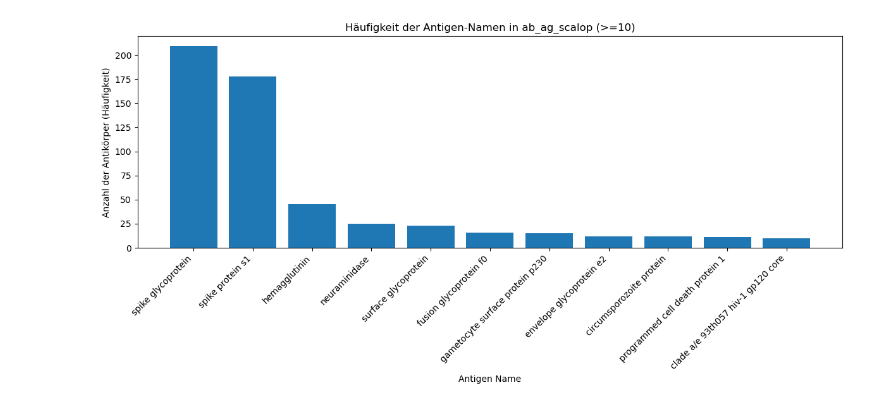
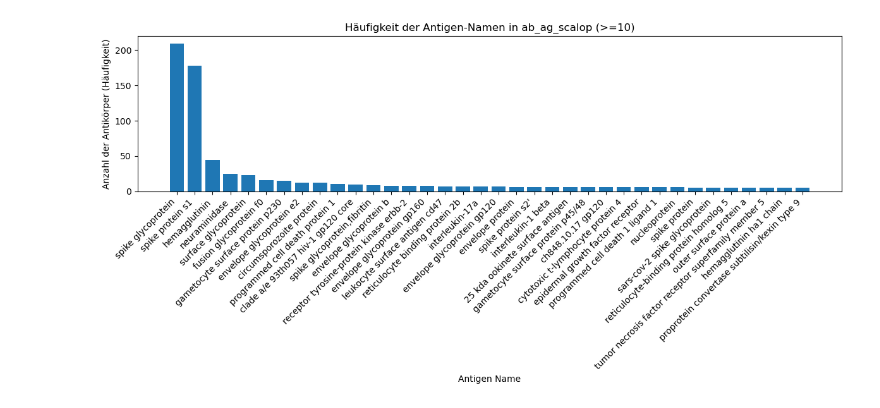
Before and after one commit to datascience-2025-group4/group04-team04, a Jupyter notebook: data_exploration/data_exploration.ipynb, the cells around one changed output. Saved outputs shown, nothing was run; the diff lists cells and outputs as text; code cells hidden in the pictures.

Commit message:
Graph geändert

```diff
--- a/data_exploration/data_exploration.ipynb
+++ b/data_exploration/data_exploration.ipynb
@@ -1,29 +1,29 @@
 # %%
 import pandas as pd
 import matplotlib.pyplot as plt
 seq_regions = ['SEQ_H1', 'SEQ_H2', 'SEQ_L1', 'SEQ_L2', 'SEQ_L3']
 cf_regions = ['CF_H1', 'CF_H2', 'CF_L1', 'CF_L2', 'CF_L3']
 
 df = (
     pd.read_csv("data/ab_ag_scalop.tsv", sep="\t")
     .dropna(subset=seq_regions)
     .dropna(subset=cf_regions)
     .drop_duplicates(subset=seq_regions)
 )
 antigen_counts = df["antigen_name"].value_counts()
 
 # nur Antigene anzeigen, die >=10-mal vorkommen
-antigen_counts = antigen_counts[antigen_counts >= 10]
+antigen_counts = antigen_counts[antigen_counts >= 5]
 
 plt.figure(figsize=(12, 6))  # Breite x Höhe von Barplot
 plt.bar(antigen_counts.index, antigen_counts.values)
 
 plt.xlabel("Antigen Name")
 plt.ylabel("Anzahl der Antikörper (Häufigkeit)")
 plt.title("Häufigkeit der Antigen-Namen in ab_ag_scalop (>=10)")
 plt.xticks(rotation=45, ha='right')  # X-Achsen-Labels drehen für bessere Lesbarkeit
 
 plt.tight_layout()  # Optimiert Abstände
 plt.show()
 # %% [output]
-[figure, old version]
+[figure, new version]
```
